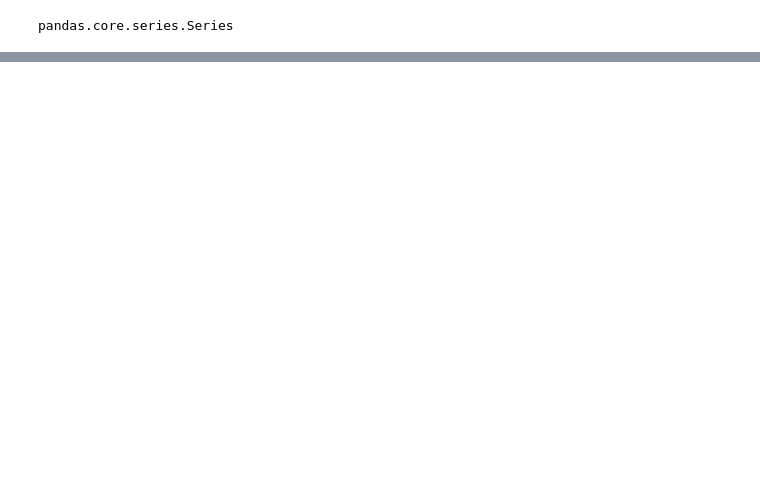
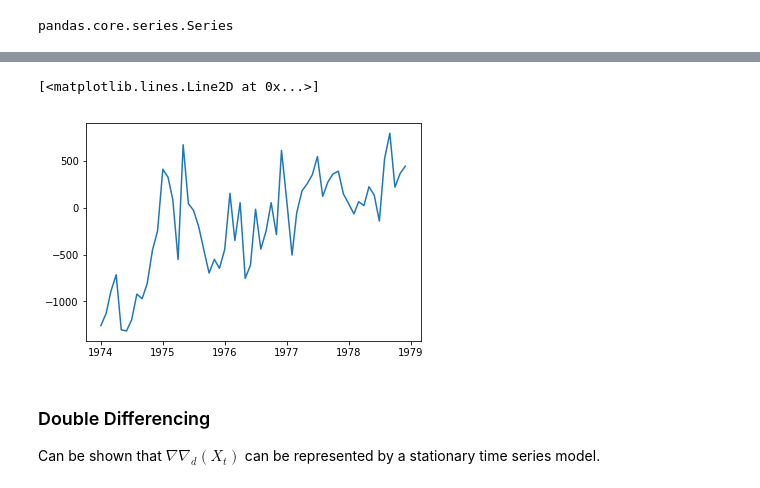
Before and after one commit to somnath1077/ML, a Jupyter notebook: timeseries/notebooks/Brockwell_Davis_ISTM/Estimating Trend and Seasonality .ipynb, the cells around one changed output, grey strips where cells are left out. Saved outputs shown, nothing was run; the diff lists cells and outputs as text; code cells hidden in the pictures; blank space fills up the shorter version.

```diff
--- a/timeseries/notebooks/Brockwell_Davis_ISTM/Estimating Trend and Seasonality .ipynb
+++ b/timeseries/notebooks/Brockwell_Davis_ISTM/Estimating Trend and Seasonality .ipynb
@@ -150,0 +159,11 @@ pandas.core.series.Series
+# %%
+deaths['lag_12'] = deaths['deaths'].diff(periods=12)
+# %%
+plt.plot(deaths['date'], deaths['lag_12'])
+# %% [output]
+[<matplotlib.lines.Line2D at 0x...>]
+[figure, added]
+# %% [markdown]
+### Double Differencing
+
+Can be shown that $\nabla \nabla_d (X_t)$ can be represented by a stationary time series model.
```
Also changed, not shown: parts of 14 cells of this notebook.
